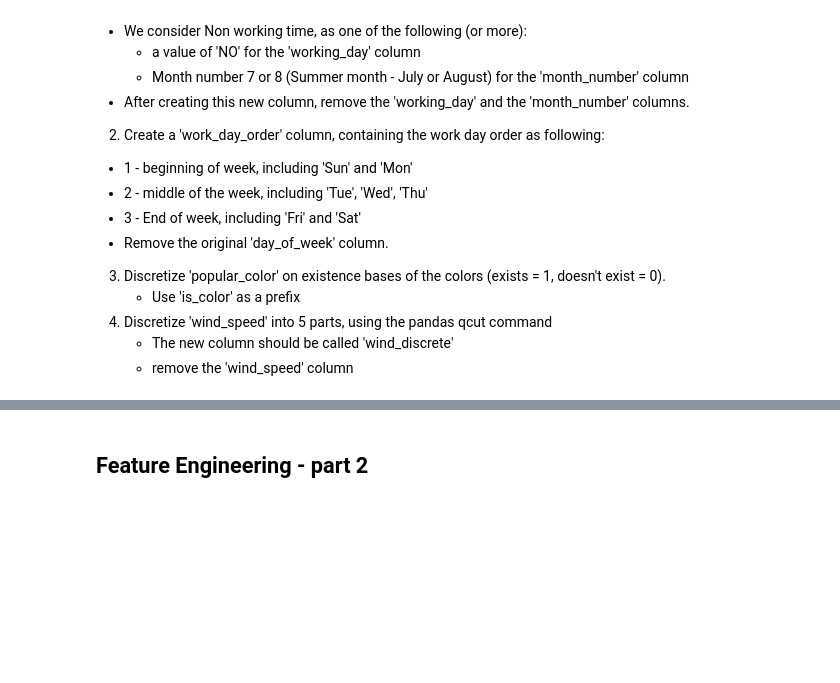
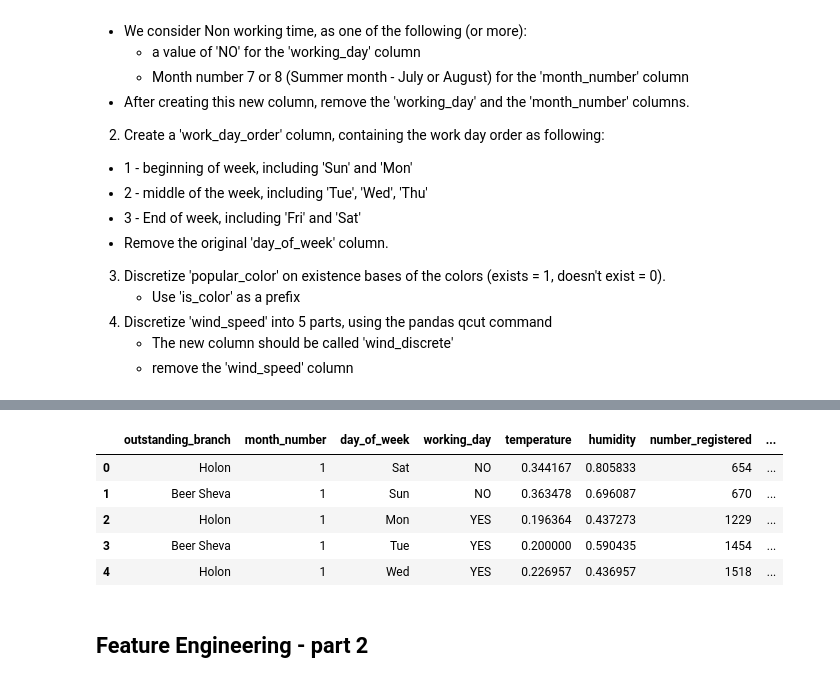
Before and after one commit to orianhit/machineLearning, a Jupyter notebook: tuturials/5/Preprocess_Scikit_Learn_Part1_Tut.ipynb, the cells around one changed output, grey strips where cells are left out. Saved outputs shown, nothing was run; the diff lists cells and outputs as text; code cells hidden in the pictures; blank space fills up the shorter version.

```diff
--- a/tuturials/5/Preprocess_Scikit_Learn_Part1_Tut.ipynb
+++ b/tuturials/5/Preprocess_Scikit_Learn_Part1_Tut.ipynb
@@ -347,11 +352,34 @@ trainset.head(3)
 # %%
 # Exercise 1 - part 1 your solution:
+# %%
+trainset['is_work_time'] = trainset.apply(lambda row: row['working_day'] == 'YES' and row['month_number'] not in [7,8], axis=1).replace({True: 1, False: 0})
+
+trainset.drop(['month_number', 'working_day'], axis=1)
 # %%
 # Exercise 1 - part 2 your solution:
+# %%
+trainset['work_day_order'] = trainset['day_of_week'].replace({'Sun': 1,'Mon': 1, 'Tue': 2,'Wed': 2,'Thu': 2,'Fri': 3,'Sat': 3})
+trainset.drop(['day_of_week'], axis=1)
 # %%
 # Exercise 1 - part 3 your solution:
+# %%
+popular_color = pd.get_dummies(trainset['popular_color'],prefix='is_color',drop_first=False)
+trainset = pd.concat([trainset,popular_color],axis=1).drop('popular_color',axis=1)
+trainset.head()
 # %%
 # Exercise 1 - part 4 your solution:
+# %%
+wind_discrete=pd.qcut(df_binary['wind_speed'], q=4,labels=[0,1,2,3])
+wind_discrete.name='wind_discrete'
+trainset = pd.concat([trainset,cnt_descrete],axis=1).drop('wind_speed',axis=1)
+trainset.head()
+# %% [output]
+|  | outstanding_branch | month_number | day_of_week | working_day | temperature | humidity | number_registered | ... |
+| 0 | Holon | 1 | Sat | NO | 0.344167 | 0.805833 | 654 | ... |
+| 1 | Beer Sheva | 1 | Sun | NO | 0.363478 | 0.696087 | 670 | ... |
+| 2 | Holon | 1 | Mon | YES | 0.196364 | 0.437273 | 1229 | ... |
+| 3 | Beer Sheva | 1 | Tue | YES | 0.200000 | 0.590435 | 1454 | ... |
+| 4 | Holon | 1 | Wed | YES | 0.226957 | 0.436957 | 1518 | ... |
 # %% [markdown]
 ## Feature Engineering - part 2
 # %% [markdown]
```
Also changed, not shown: parts of 13 cells of this notebook, 2 other files.
